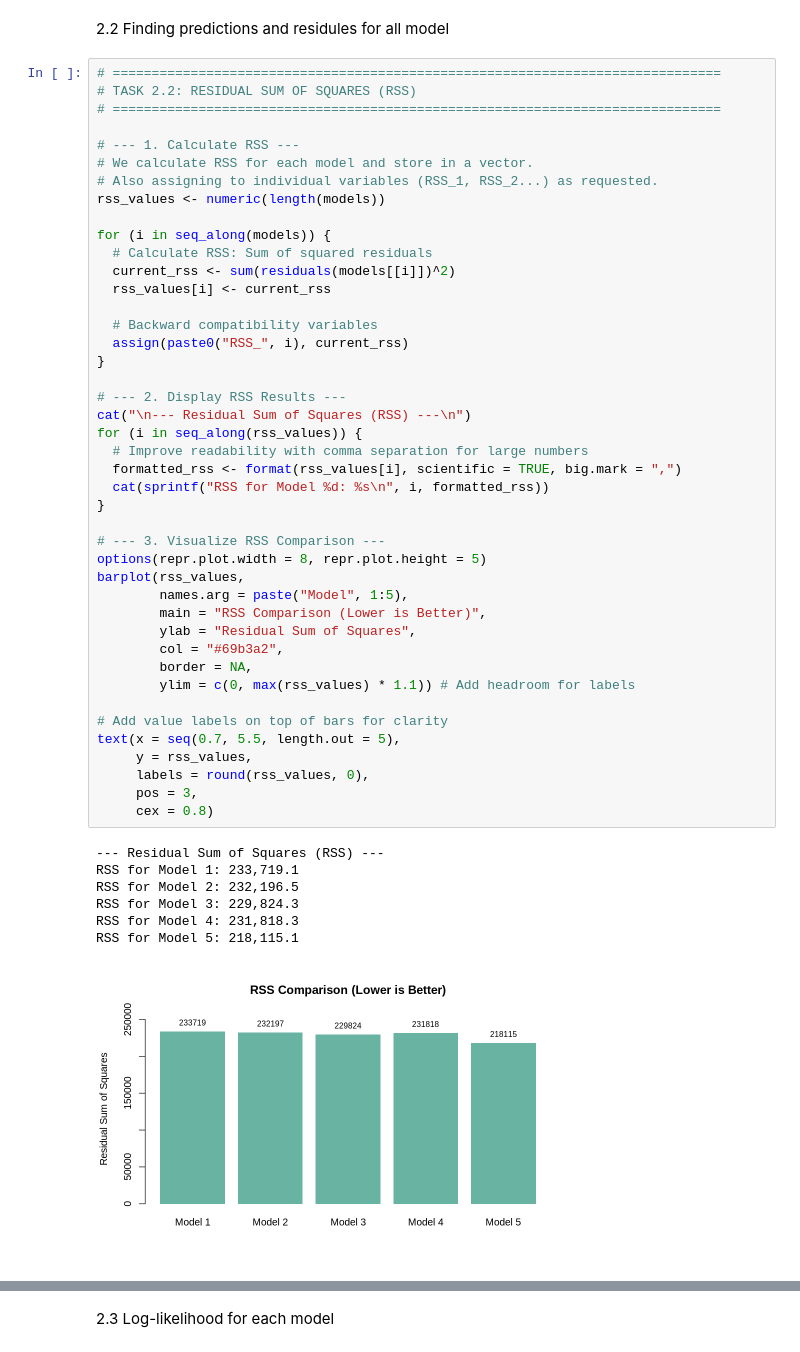
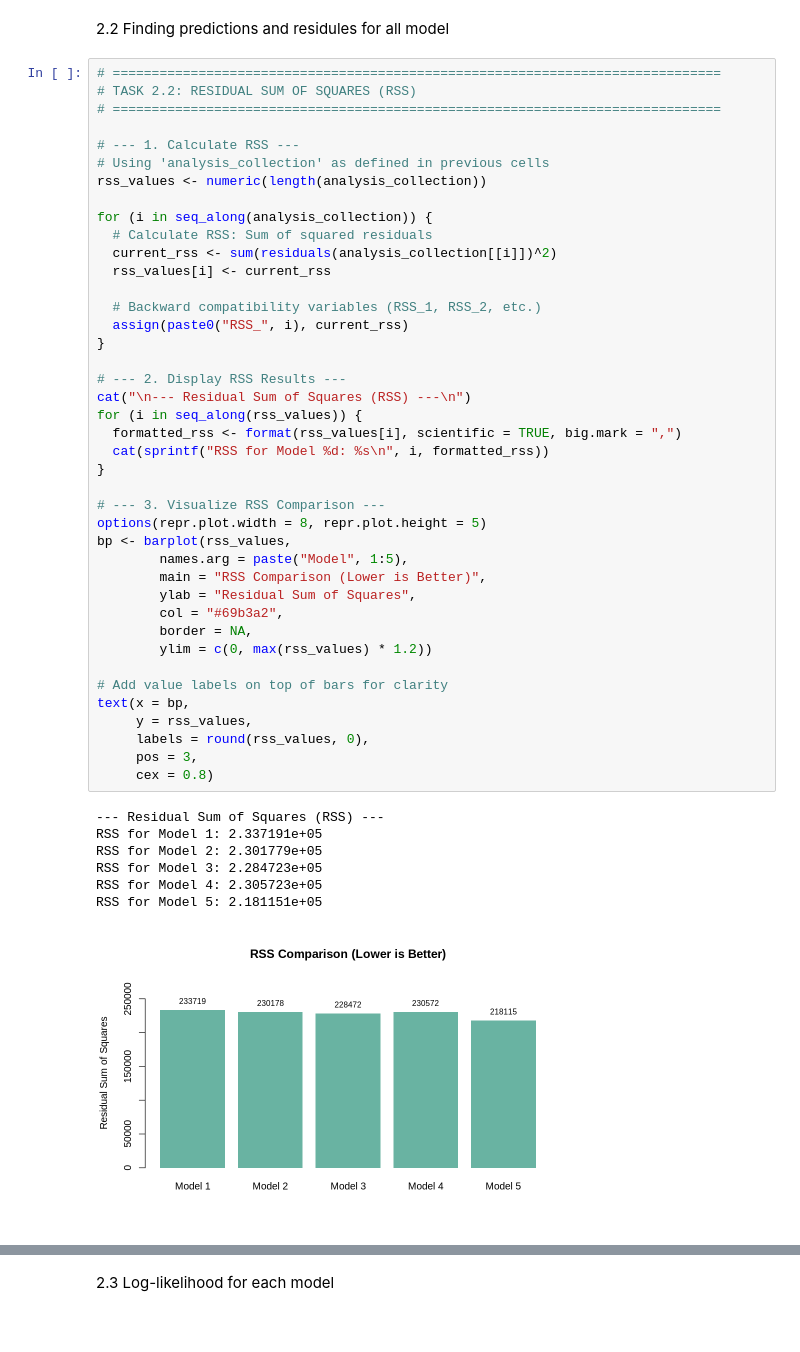
Before and after one commit to Rbimochan/Modeling-blood-glucose-, a Jupyter notebook: R-code/FINAL-Project.ipynb, the cells around one changed output, grey strips where cells are left out. Saved outputs shown, nothing was run; the diff lists cells and outputs as text.

```diff
--- a/R-code/FINAL-Project.ipynb
+++ b/R-code/FINAL-Project.ipynb
@@ -468,51 +541,49 @@ Variables created: y_pred_1..5 and residuals_1..5
 # ==============================================================================
 
 # --- 1. Calculate RSS ---
-# We calculate RSS for each model and store in a vector.
-# Also assigning to individual variables (RSS_1, RSS_2...) as requested.
-rss_values <- numeric(length(models))
+# Using 'analysis_collection' as defined in previous cells
+rss_values <- numeric(length(analysis_collection))
 
-for (i in seq_along(models)) {
+for (i in seq_along(analysis_collection)) {
   # Calculate RSS: Sum of squared residuals
-  current_rss <- sum(residuals(models[[i]])^2)
+  current_rss <- sum(residuals(analysis_collection[[i]])^2)
   rss_values[i] <- current_rss
 
-  # Backward compatibility variables
+  # Backward compatibility variables (RSS_1, RSS_2, etc.)
   assign(paste0("RSS_", i), current_rss)
 }
 
 # --- 2. Display RSS Results ---
 cat("\n--- Residual Sum of Squares (RSS) ---\n")
 for (i in seq_along(rss_values)) {
-  # Improve readability with comma separation for large numbers
   formatted_rss <- format(rss_values[i], scientific = TRUE, big.mark = ",")
   cat(sprintf("RSS for Model %d: %s\n", i, formatted_rss))
 }
 
 # --- 3. Visualize RSS Comparison ---
 options(repr.plot.width = 8, repr.plot.height = 5)
-barplot(rss_values,
+bp <- barplot(rss_values,
         names.arg = paste("Model", 1:5),
         main = "RSS Comparison (Lower is Better)",
         ylab = "Residual Sum of Squares",
         col = "#69b3a2",
         border = NA,
-        ylim = c(0, max(rss_values) * 1.1)) # Add headroom for labels
+        ylim = c(0, max(rss_values) * 1.2))
 
 # Add value labels on top of bars for clarity
-text(x = seq(0.7, 5.5, length.out = 5),
+text(x = bp,
      y = rss_values,
      labels = round(rss_values, 0),
      pos = 3,
      cex = 0.8)
 # %% [output]
 --- Residual Sum of Squares (RSS) ---
-RSS for Model 1: 233,719.1
-RSS for Model 2: 232,196.5
-RSS for Model 3: 229,824.3
-RSS for Model 4: 231,818.3
-RSS for Model 5: 218,115.1
+RSS for Model 1: 2.337191e+05
+RSS for Model 2: 2.301779e+05
+RSS for Model 3: 2.284723e+05
+RSS for Model 4: 2.305723e+05
+RSS for Model 5: 2.181151e+05
-[figure, old version]
+[figure, new version]
 # %%
 # ========================================================
 # Visualization of Residual Sum of Squares (RSS) Performance
```
Also changed, not shown: parts of 40 cells of this notebook, 35 other files.
